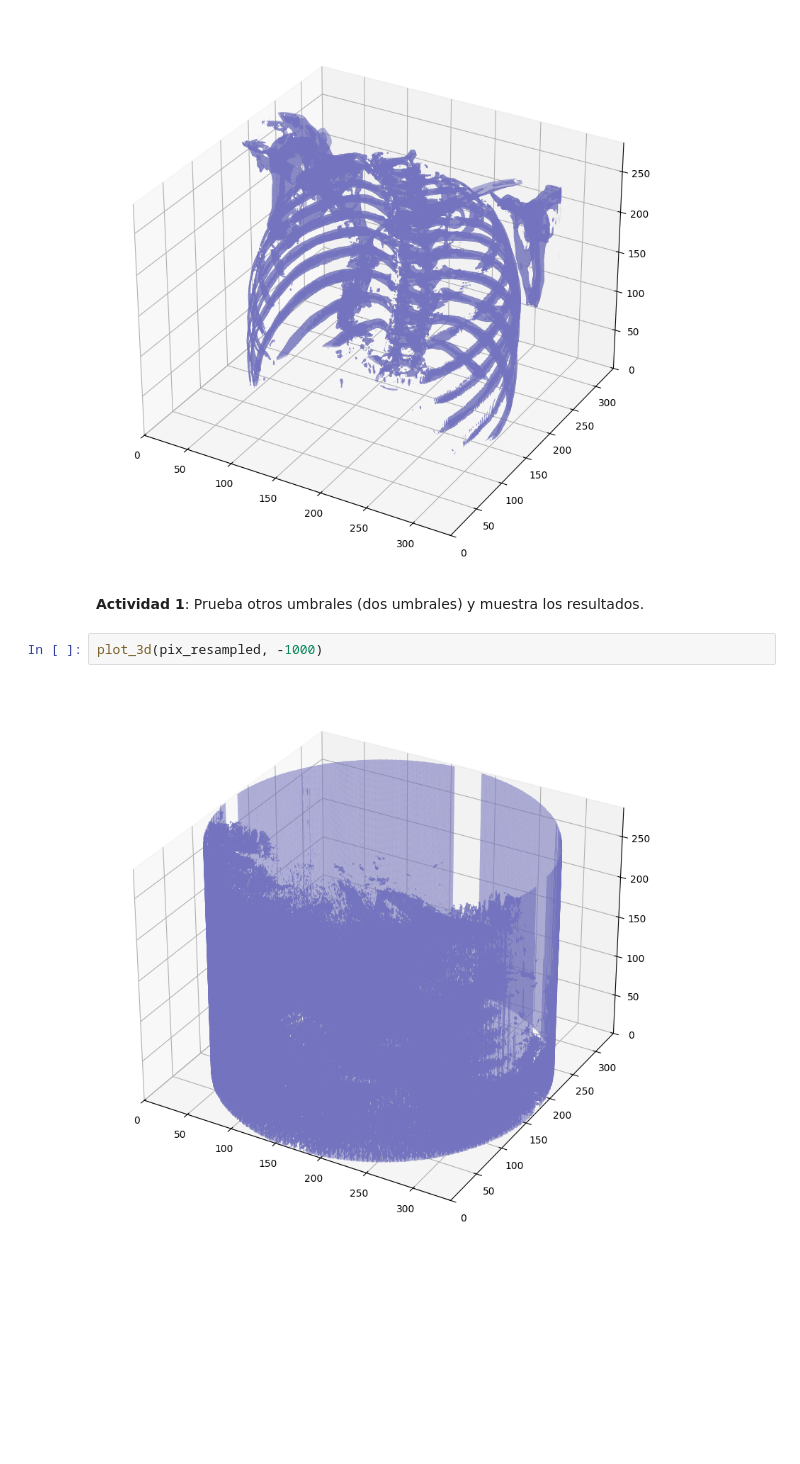
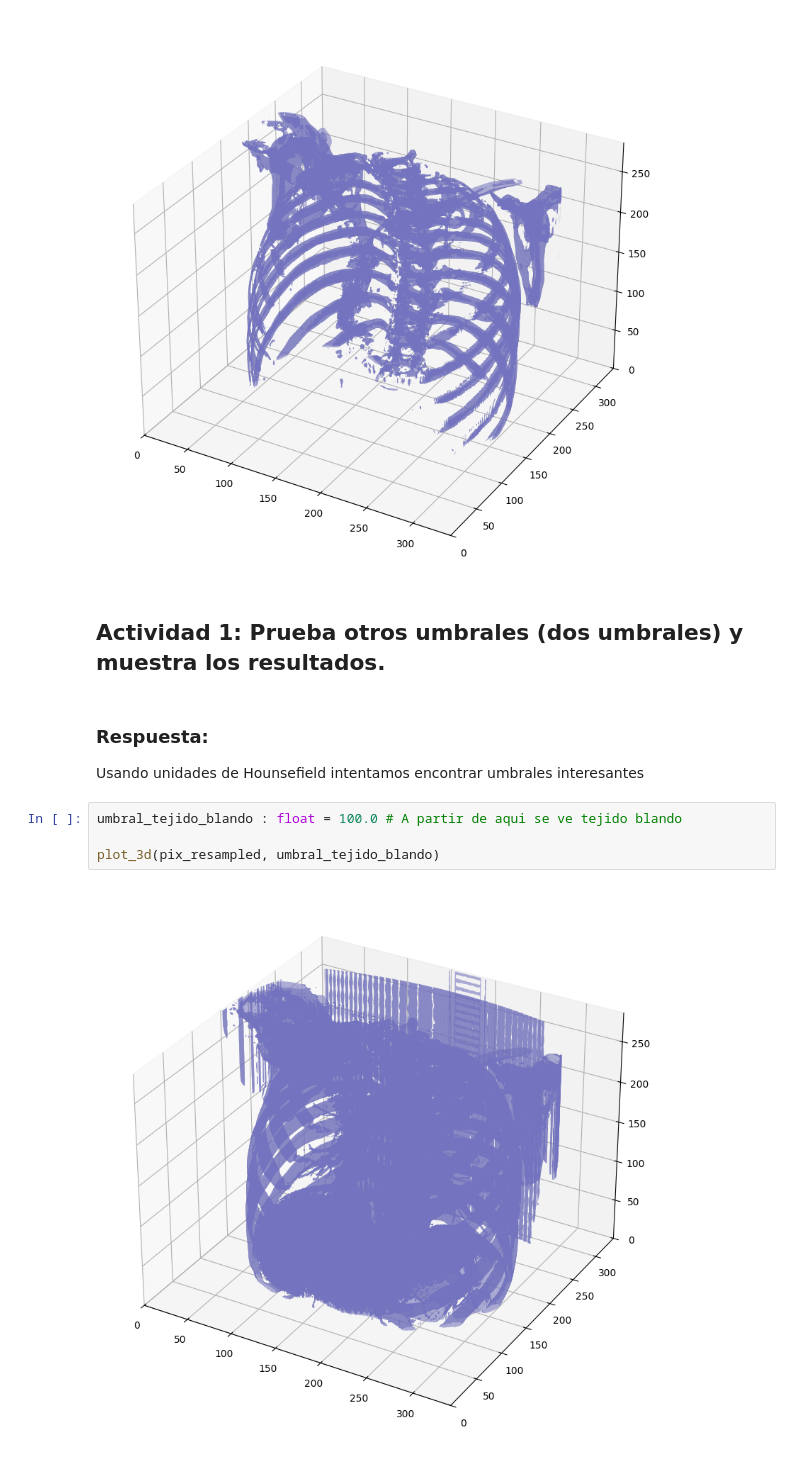
Before and after one commit to cbasitodx/Medical_Image_Processing_Course, a Jupyter notebook: medical_imaging_1.ipynb, the cells around one changed output. Drawn from its saved outputs; the diff is of its cells as text; blank space fills up the shorter version.

```diff
--- a/medical_imaging_1.ipynb
+++ b/medical_imaging_1.ipynb
@@ -129,8 +129,14 @@ plot_3d(pix_resampled, 400)
 # %% [output]
 [figure]
 # %% [markdown]
-**Actividad 1**: Prueba otros umbrales (dos umbrales) y muestra los resultados.
+## Actividad 1: Prueba otros umbrales (dos umbrales) y muestra los resultados.
+# %% [markdown]
+### Respuesta:
+
+Usando unidades de Hounsefield intentamos encontrar umbrales interesantes
 # %%
-plot_3d(pix_resampled, -1000)
+umbral_tejido_blando : float = 100.0 # A partir de aqui se ve tejido blando
+
+plot_3d(pix_resampled, umbral_tejido_blando)
 # %% [output]
-[figure, old version]
+[figure, new version]
```
Also changed, not shown: parts of 1 cell of this notebook, 3 other files.
